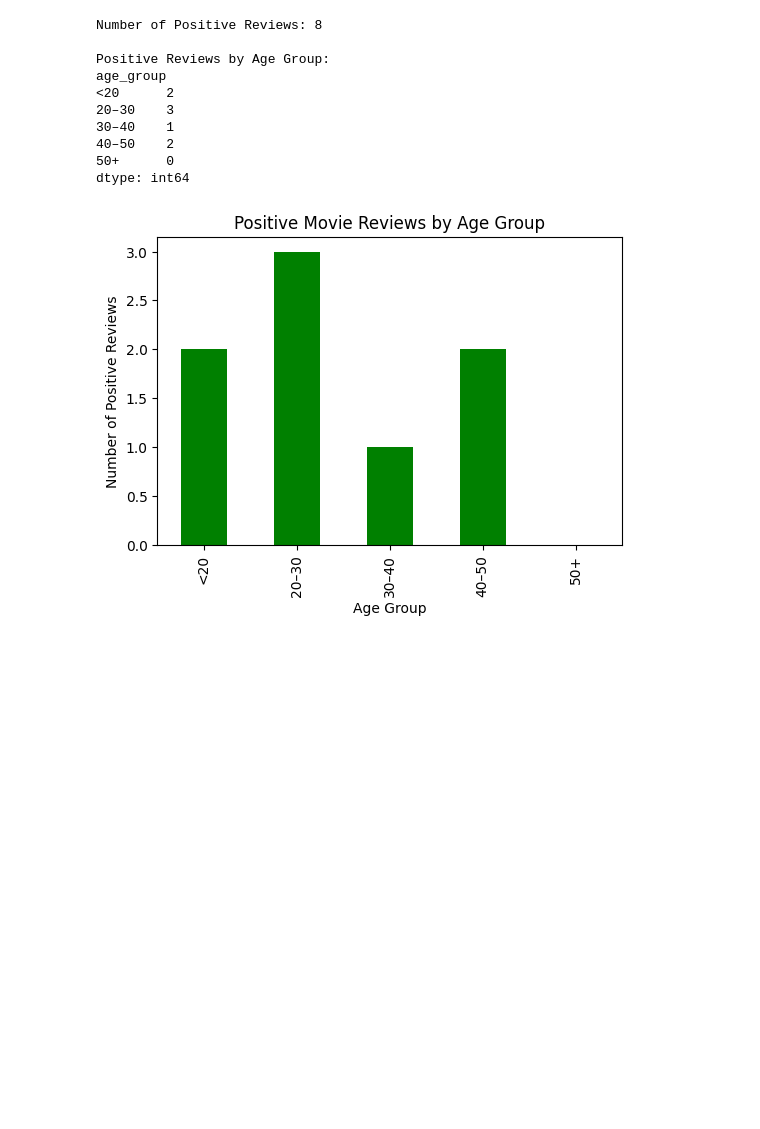
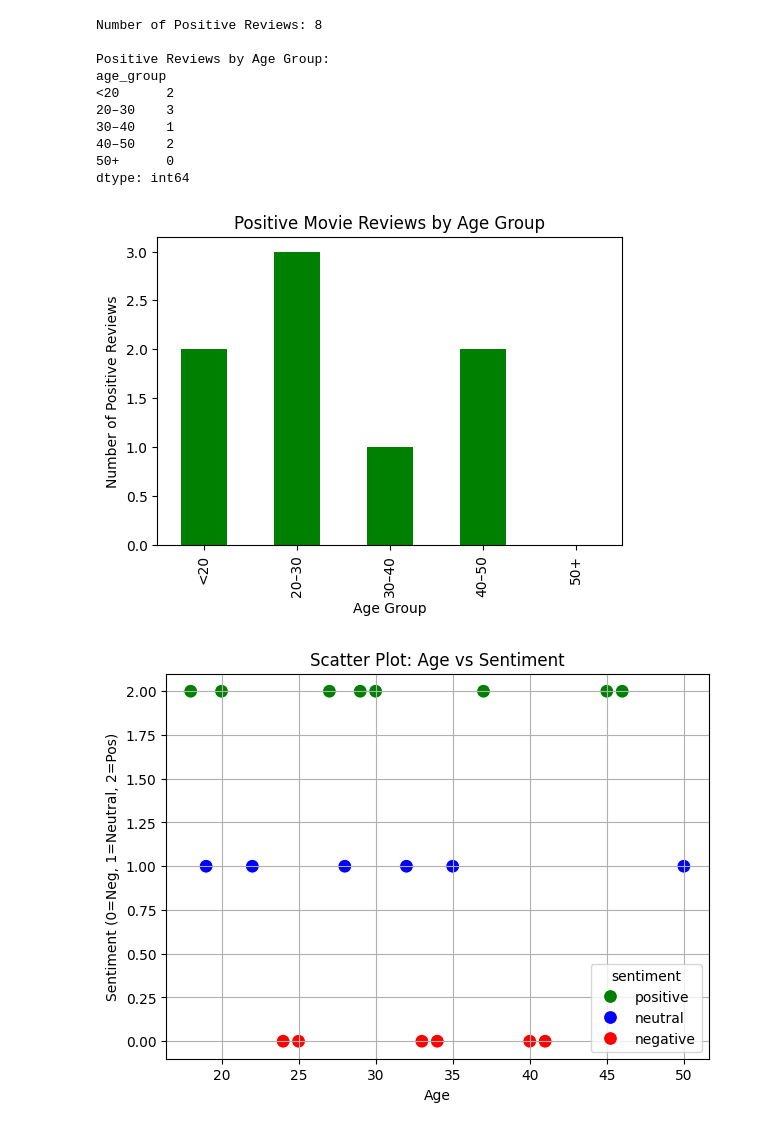
Before and after one commit to aousaf333/R-PROJECT-, a Jupyter notebook: chapter_appendix-tools-for-deep-learning/jupyter.ipynb, the cells around one changed output. Drawn from its saved outputs; the diff is of its cells as text; code cells hidden in the pictures; blank space fills up the shorter version.

```diff
--- a/chapter_appendix-tools-for-deep-learning/jupyter.ipynb
+++ b/chapter_appendix-tools-for-deep-learning/jupyter.ipynb
@@ -90,36 +90,49 @@ plt.title("Positive Movie Reviews by Age Group")
 plt.xlabel("Age Group")
 plt.ylabel("Number of Positive Reviews")
 plt.show()
+
+sentiment_map = {"negative":0, "neutral":1, "positive":2}
+df["sentiment_numeric"] = df["sentiment"].map(sentiment_map)
+plt.figure(figsize=(7,5))
+sns.scatterplot(x=df["age"], y=df["sentiment_numeric"], hue=df["sentiment"],
+                palette={"negative":"red","neutral":"blue","positive":"green"}, s=100)
+
+plt.title("Scatter Plot: Age vs Sentiment")
+plt.xlabel("Age")
+plt.ylabel("Sentiment (0=Neg, 1=Neutral, 2=Pos)")
+plt.grid(True)
+plt.show()
 # %% [output]
 Dataset Loaded:
    age                                       review sentiment
 0   18        Amazing movie! The acting was superb.  positive
 1   22       It was okay not too bad but not great.   neutral
 2   25             Terrible plot and boring scenes.  negative
 3   30  Loved it! One of the best movies this year.  positive
 4   35        Not my type of movie but it was fine.   neutral
 
 Accuracy: 0.16666666666666666
 
 Classification Report:
               precision    recall  f1-score   support
 
     negative       0.00      0.00      0.00         2
      neutral       0.25      0.50      0.33         2
     positive       0.00      0.00      0.00         2
 
     accuracy                           0.17         6
    macro avg       0.08      0.17      0.11         6
 weighted avg       0.08      0.17      0.11         6
 [figure]
 Number of Positive Reviews: 8
 
 Positive Reviews by Age Group:
 age_group
 <20      2
 20–30    3
 30–40    1
 40–50    2
 50+      0
 dtype: int64
 [figure]
+[figure, added]
```
